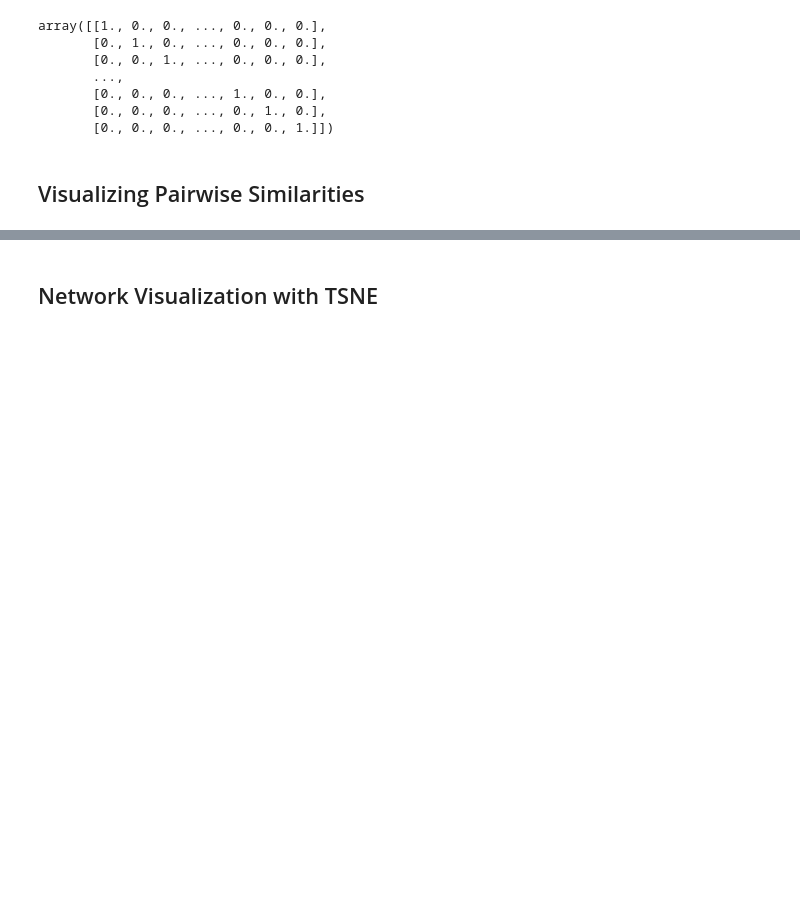
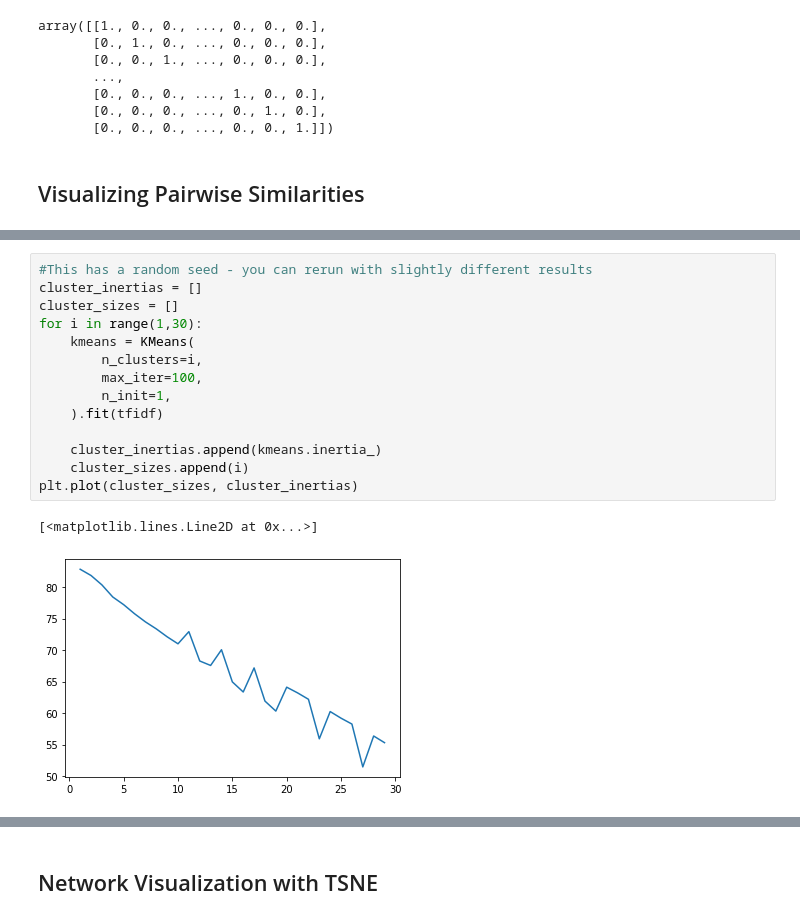
Before and after one commit to Matthew-Mitchell/itp23-user-clustering, a Jupyter notebook: ITP_People_Scraper.ipynb, the cells around one changed output, grey strips where cells are left out. Saved outputs shown, nothing was run; the diff lists cells and outputs as text; blank space fills up the shorter version.

```diff
--- a/ITP_People_Scraper.ipynb
+++ b/ITP_People_Scraper.ipynb
@@ -217,0 +288,17 @@ sns.heatmap(pairwise_similarity.toarray())
+# %%
+#This has a random seed - you can rerun with slightly different results
+cluster_inertias = []
+cluster_sizes = []
+for i in range(1,30):
+    kmeans = KMeans(
+        n_clusters=i,
+        max_iter=100,
+        n_init=1,
+    ).fit(tfidf)
+
+    cluster_inertias.append(kmeans.inertia_)
+    cluster_sizes.append(i)
+plt.plot(cluster_sizes, cluster_inertias)
+# %% [output]
+[<matplotlib.lines.Line2D at 0x...>]
+[figure, added]
```
Also changed, not shown: parts of 78 cells of this notebook, 3 other files.
